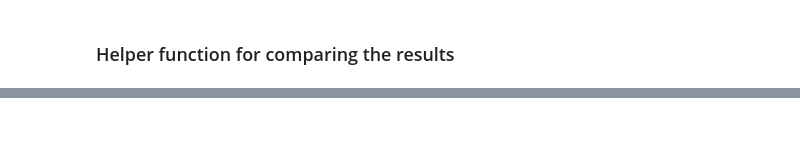
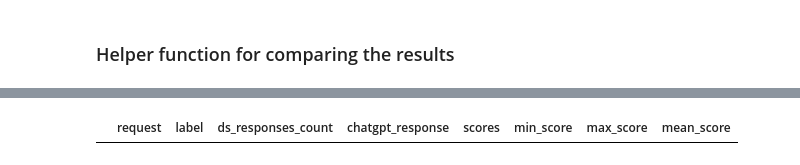
Before and after one commit to MIT-Emerging-Talent/2024-group-03-cdsp, a Jupyter notebook: 3_data_analysis/chatgpt_simulation/notebook_chatgpt_simulation.ipynb, the cells around one changed output, grey strips where cells are left out. Saved outputs shown, nothing was run; the diff lists cells and outputs as text; code cells hidden in the pictures; blank space fills up the shorter version.

```diff
--- a/3_data_analysis/chatgpt_simulation/notebook_chatgpt_simulation.ipynb
+++ b/3_data_analysis/chatgpt_simulation/notebook_chatgpt_simulation.ipynb
@@ -956,0 +600,7 @@ I'm sorry that you are having a difficult time.I wonder about how your friendshi
+# %%
+del gpt_simulation
+
+gpt_simulation = pd.DataFrame(columns=['request', 'label', 'ds_responses_count',
+                              'chatgpt_response', 'scores', 'min_score', 'max_score', 'mean_score'])
+
+GPT_SIMULATION_DATASET_FILENAME = 'simulation_data/gpt_simulation_02_'
@@ -956,0 +642,4 @@ I'm sorry that you are having a difficult time.I wonder about how your friendshi
+# %%
+gpt_simulation
+# %% [output]
+|  | request | label | ds_responses_count | chatgpt_response | scores | min_score | max_score | mean_score |
```
Also changed, not shown: parts of 117 cells of this notebook, 5 other files.
